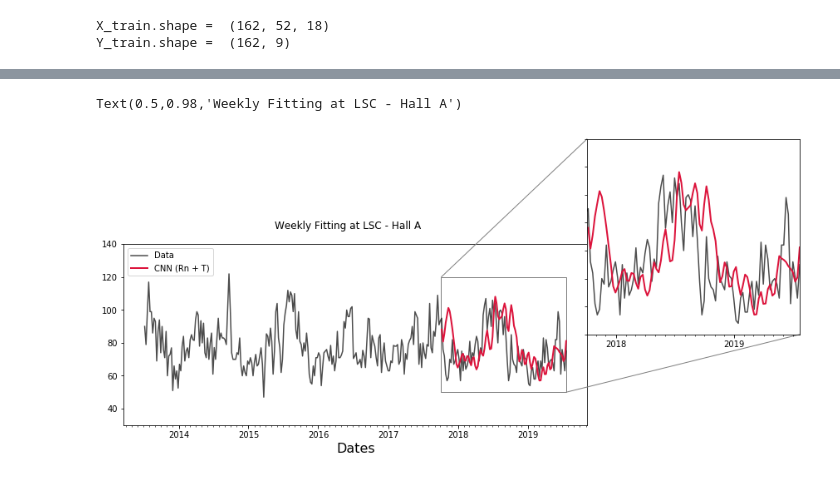
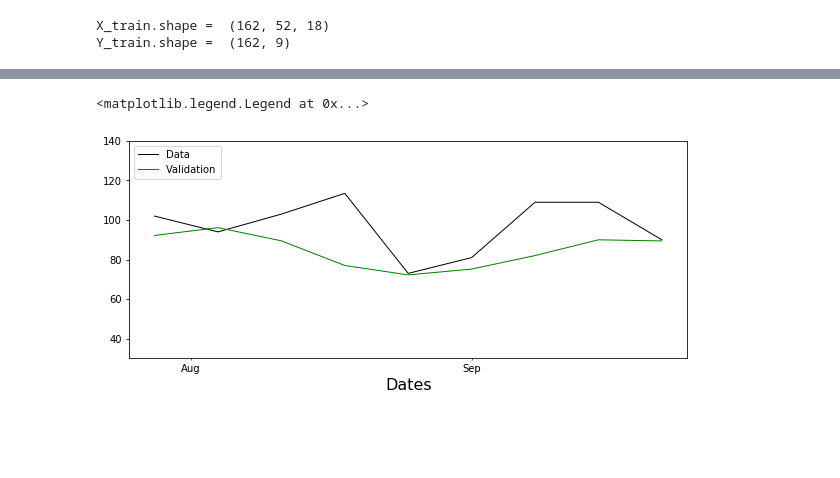
Before and after one commit to TsspGit/Rn_Time_Series, a Jupyter notebook: AEMET/Codes_Daily/New_NN_Try.ipynb, the cells around one changed output, grey strips where cells are left out. Drawn from its saved outputs; the diff is of its cells as text; code cells hidden in the pictures; blank space fills up the shorter version.

```diff
--- a/AEMET/Codes_Daily/New_NN_Try.ipynb
+++ b/AEMET/Codes_Daily/New_NN_Try.ipynb
@@ -168,41 +260,18 @@ startdayahead = pd.datetime(2013, 7, 1) + 7*pd.Timedelta( len(mdnRnA), unit='D')
 # %%
-fig,ax = plt.subplots(nrows=1,ncols=1,figsize=(10,4))
-plt.figure(1)
+# ahead plot
+fig,ax = plt.subplots(nrows=1,ncols=1,figsize=(10,4))#
+#plt.figure(2)
 xaxis = ax.get_xaxis()
-#ax.xaxis.grid(b=True, which='minor', color='0.90', linewidth=0.6)
 ax.xaxis.set_major_locator(mdates.YearLocator())
 ax.xaxis.set_minor_locator(mdates.MonthLocator())
 ax.xaxis.set_major_formatter(mdates.DateFormatter("%Y"))
-#ax.xaxis.set_minor_formatter(mdates.DateFormatter("%b"))
+ax.xaxis.set_minor_formatter(mdates.DateFormatter("%b"))
 
-ax.plot(pd.date_range(startday, periods=len(mdnRnA), freq='W'), mdnRnA, 'k',
-        alpha=0.7)
-ax.plot(pd.date_range(startdaypred, periods=len(pred[:,0]), freq='W'), pred[:,0],
-        linewidth=2, linestyle='-',color='crimson')
-
+ax.plot(pd.date_range(startdayahead, periods=len(newValuesReal), freq='W'), newValuesReal, color='k', linewidth=1)
+ax.plot(pd.date_range(startdayahead, periods=len(predval), freq='W'), predval, linestyle='-', color='g', linewidth=1)
 plt.xlabel('Dates', fontsize=16)
-ax.legend(['Data', 'CNN (Rn + T)'], loc='upper left')
 plt.ylim([30, 140])
-
-from mpl_toolkits.axes_grid1.inset_locator import zoomed_inset_axes, mark_inset
-axins = zoomed_inset_axes(ax, 1.7, loc='lower left', bbox_to_anchor=(643,140))
-axins.xaxis.set_major_locator(mdates.YearLocator())
-axins.xaxis.set_minor_locator(mdates.MonthLocator())
-axins.xaxis.set_major_formatter(mdates.DateFormatter("%Y"))
-axins.plot(pd.date_range(startday, periods=len(mdnRnA), freq='W'), mdnRnA,
-           'k', alpha=0.7)
-axins.plot(pd.date_range(startdaypred, periods=len(pred[:,0]), freq='W'), pred[:,0], linewidth=2,
-           linestyle='-',color='crimson')
-
-axins.set_xlim('2017-10-05', '2019-07-21')
-axins.set_ylim(50, 120)
-
-plt.xticks(visible=True)
-plt.yticks(visible=False)
-
-mark_inset(ax, axins, loc1=2, loc2=4, fc="none", ec="0.5")
-
-plt.suptitle('Weekly Fitting at LSC - Hall A')
+ax.legend(['Data', 'Validation'], loc='upper left')
 # %% [output]
-Text(0.5,0.98,'Weekly Fitting at LSC - Hall A')
+<matplotlib.legend.Legend at 0x...>
-[figure, old version]
+[figure, new version]
```
Also changed, not shown: parts of 13 cells of this notebook.
